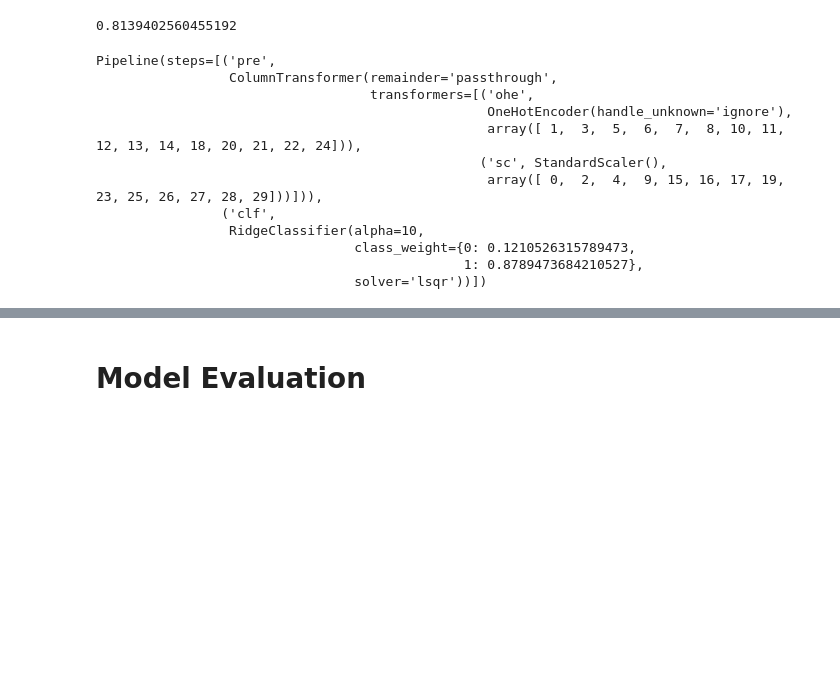
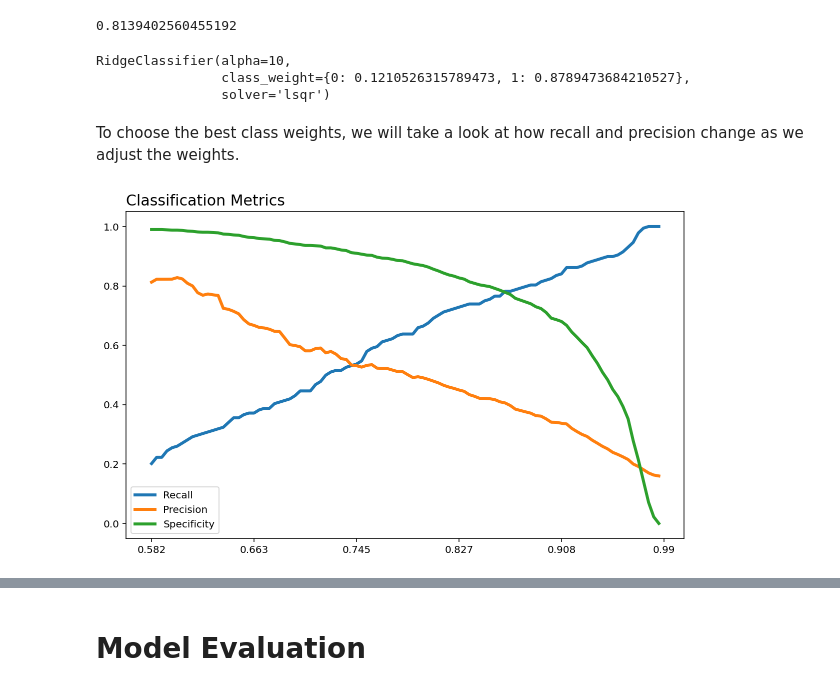
Before and after one commit to ZachDougherty/Predicting-Employee-Attrition, a Jupyter notebook: attrition_model.ipynb, the cells around one changed output, grey strips where cells are left out. Saved outputs shown, nothing was run; the diff lists cells and outputs as text; code cells hidden in the pictures; blank space fills up the shorter version.

```diff
--- a/attrition_model.ipynb
+++ b/attrition_model.ipynb
@@ -407,17 +408,41 @@ cv.best_score_
 # %% [output]
 0.8139402560455192
 # %%
-cv.best_estimator_
+cv.best_estimator_['clf']
 # %% [output]
-Pipeline(steps=[('pre',
-                 ColumnTransformer(remainder='passthrough',
-                                   transformers=[('ohe',
-                                                  OneHotEncoder(handle_unknown='ignore'),
-                                                  array([ 1,  3,  5,  6,  7,  8, 10, 11, 12, 13, 14, 18, 20, 21, 22, 24])),
-                                                 ('sc', StandardScaler(),
-                                                  array([ 0,  2,  4,  9, 15, 16, 17, 19, 23, 25, 26, 27, 28, 29]))])),
-                ('clf',
-                 RidgeClassifier(alpha=10,
-                                 class_weight={0: 0.1210526315789473,
-                                               1: 0.8789473684210527},
-                                 solver='lsqr'))])
+RidgeClassifier(alpha=10,
+                class_weight={0: 0.1210526315789473, 1: 0.8789473684210527},
+                solver='lsqr')
+# %% [markdown]
+To choose the best class weights, we will take a look at how recall and precision change as we adjust the weights.
+# %%
+recalls = []
+precisions = []
+specs = []
+for i in np.linspace(0.5, 0.99, 100):
+    final_model = Pipeline([
+        ('pre', linear_ct),
+        ('clf', RidgeClassifier(
+            alpha=10,
+            solver='lsqr',
+            class_weight={1:i, 0:1-i}
+        ))
+    ])
+
+    pipe.fit(X, y)
+    recalls.append(np.mean(cross_val_score(final_model, X, y, scoring=make_scorer(recall_score), cv=5)))
+    precisions.append(np.mean(cross_val_score(final_model, X, y, scoring=make_scorer(precision_score), cv=5)))
+    specs.append(np.mean(cross_val_score(final_model, X, y, scoring=specificity_score, cv=5)))
+# %%
+fig, ax = plt.subplots(figsize=(10,6))
+
+ax.plot(recalls, label="Recall", lw=3)
+ax.plot(precisions, label="Precision", lw=3)
+ax.plot(specs, label="Specificity", lw=3)
+labs = [round(val, 3) for val in np.linspace(0.5, 0.99, 7)]
+ax.set_xticklabels(labs)
+ax.set_title("Classification Metrics", fontsize=15, loc='left')
+ax.legend()
+plt.show()
+# %% [output]
+[figure, added]
```
Also changed, not shown: parts of 7 cells of this notebook, 1 other file.
